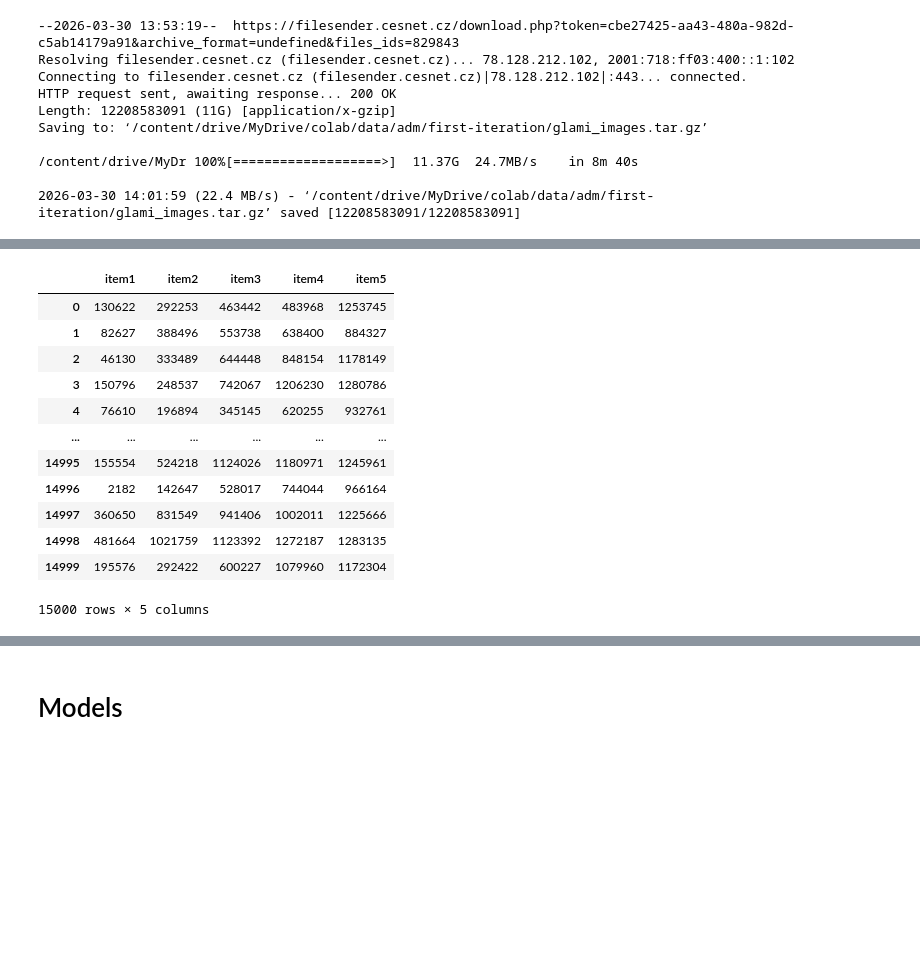
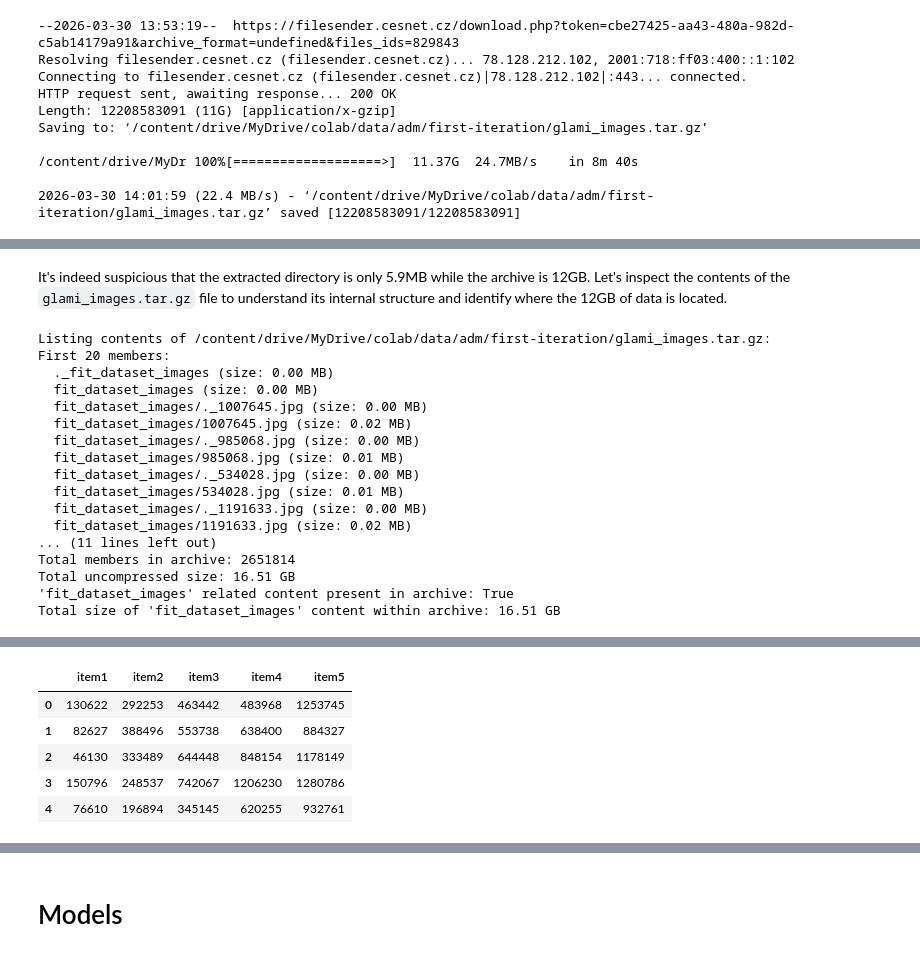
Before and after one commit to vinogradowvw/adm-competition, a Jupyter notebook: first_iteration/eda.ipynb, the cells around one changed output, grey strips where cells are left out. Cells and saved outputs as stored; diff of their text form; code cells hidden in the pictures; blank space fills up the shorter version.

```diff
--- a/first_iteration/eda.ipynb
+++ b/first_iteration/eda.ipynb
@@ -57,9 +146,71 @@ du: cannot access '/content/drive/MyDrive/colab/data
 # %%
 import pandas as pd
+# %% [markdown]
+It's indeed suspicious that the extracted directory is only 5.9MB while the archive is 12GB. Let's inspect the contents of the `glami_images.tar.gz` file to understand its internal structure and identify where the 12GB of data is located.
+# %%
+import tarfile
+import os
+
+archive_path = '/content/drive/MyDrive/colab/data/adm/first-iteration/glami_images.tar.gz'
+
+print(f"Listing contents of {archive_path}:")
+
+# Open the tar.gz file in read mode
+with tarfile.open(archive_path, "r:gz") as tar:
+    # Get all members (files and directories) in the archive
+    members = tar.getmembers()
+
+    # Print the names and sizes of the first 20 members to get an idea of the structure
+    print("First 20 members:")
+    for i, member in enumerate(members):
+        if i >= 20:
+            break
+        print(f"  {member.name} (size: {member.size / (1024*1024):.2f} MB)")
+
+    # Optionally, count total number of files/directories and total uncompressed size
+    total_files = len(members)
+    total_uncompressed_size = sum(member.size for member in members)
+    print(f"\nTotal members in archive: {total_files}")
+    print(f"Total uncompressed size: {total_uncompressed_size / (1024*1024*1024):.2f} GB")
+
+    # Check for the presence of the 'fit_dataset_images' directory at the root of the archive
+    # This assumes 'fit_dataset_images' is a direct child of the archive's root.
+    fit_dataset_images_present = any(m.name.startswith('fit_dataset_images/') or m.name == 'fit_dataset_images' for m in members)
+    print(f"'fit_dataset_images' related content present in archive: {fit_dataset_images_present}")
+
+    # If 'fit_dataset_images' is present, try to find its size within the tarfile
+    fit_dataset_images_total_size = 0
+    for member in members:
+        if member.name.startswith('fit_dataset_images/') or member.name == 'fit_dataset_images':
+            fit_dataset_images_total_size += member.size
+    if fit_dataset_images_total_size > 0:
+        print(f"Total size of 'fit_dataset_images' content within archive: {fit_dataset_images_total_size / (1024*1024*1024):.2f} GB")
+    else:
+        print("Could not determine total size for 'fit_dataset_images' content within archive (it might not be there or is empty).")
+# %% [output]
+Listing contents of /content/drive/MyDrive/colab/data/adm/first-iteration/glami_images.tar.gz:
+First 20 members:
+  ._fit_dataset_images (size: 0.00 MB)
+  fit_dataset_images (size: 0.00 MB)
+  fit_dataset_images/._1007645.jpg (size: 0.00 MB)
+  fit_dataset_images/1007645.jpg (size: 0.02 MB)
+  fit_dataset_images/._985068.jpg (size: 0.00 MB)
+  fit_dataset_images/985068.jpg (size: 0.01 MB)
+  fit_dataset_images/._534028.jpg (size: 0.00 MB)
+  fit_dataset_images/534028.jpg (size: 0.01 MB)
+  fit_dataset_images/._1191633.jpg (size: 0.00 MB)
+  fit_dataset_images/1191633.jpg (size: 0.02 MB)
+... (11 lines left out)
+Total members in archive: 2651814
+Total uncompressed size: 16.51 GB
+'fit_dataset_images' related content present in archive: True
+Total size of 'fit_dataset_images' content within archive: 16.51 GB
 # %%
-items_train = pd.read_csv("data/items_train.csv")
-items_phase_1 = pd.read_csv("data/items_phase_1.csv")
-task_1 = pd.read_csv("data/task_1.csv")
+import pandas as pd
+
+items_train = pd.read_csv("/content/drive/MyDrive/colab/data/adm/first-iteration/items_train.csv")
+items_phase_1 = pd.read_csv("/content/drive/MyDrive/colab/data/adm/first-iteration/items_phase_1.csv")
+task_1 = pd.read_csv("/content/drive/MyDrive/colab/data/adm/first-iteration/task_1.csv")
 # %%
 items_train.head()
 # %% [output]
@@ -79,21 +230,14 @@ items_phase_1.head()
 | 3 | 716396 | 69.95 | 6449 | ['42'] | NaN | Sandále Froddo | Sandále Froddo Keko G3150287-10 M... | sk |
 | 4 | 55666 | 29.90 | 232,780 | ['11'] | NaN | Secrid - Novčanik | - RFID Protect - zaštita od elekt... | hr |
 # %%
-task_1
+task_1.head()
 # %% [output]
 |  | item1 | item2 | item3 | item4 | item5 |
 | 0 | 130622 | 292253 | 463442 | 483968 | 1253745 |
 | 1 | 82627 | 388496 | 553738 | 638400 | 884327 |
 | 2 | 46130 | 333489 | 644448 | 848154 | 1178149 |
 | 3 | 150796 | 248537 | 742067 | 1206230 | 1280786 |
 | 4 | 76610 | 196894 | 345145 | 620255 | 932761 |
-| ... | ... | ... | ... | ... | ... |
-| 14995 | 155554 | 524218 | 1124026 | 1180971 | 1245961 |
-| 14996 | 2182 | 142647 | 528017 | 744044 | 966164 |
-| 14997 | 360650 | 831549 | 941406 | 1002011 | 1225666 |
-| 14998 | 481664 | 1021759 | 1123392 | 1272187 | 1283135 |
-| 14999 | 195576 | 292422 | 600227 | 1079960 | 1172304 |
-15000 rows × 5 columns
 # %%
 import ast
 from sklearn.preprocessing import MultiLabelBinarizer, OneHotEncoder
```
Also changed, not shown: parts of 5 cells of this notebook.
